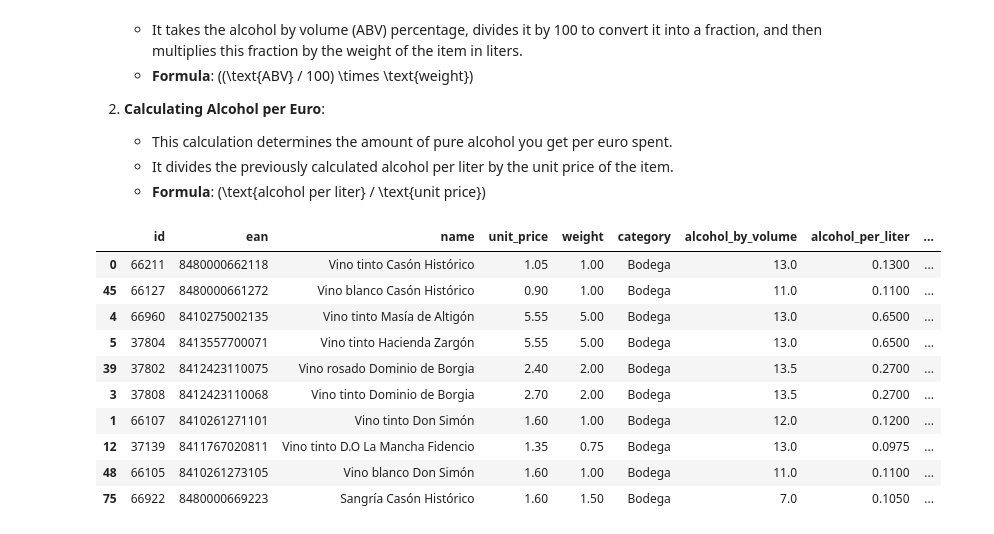
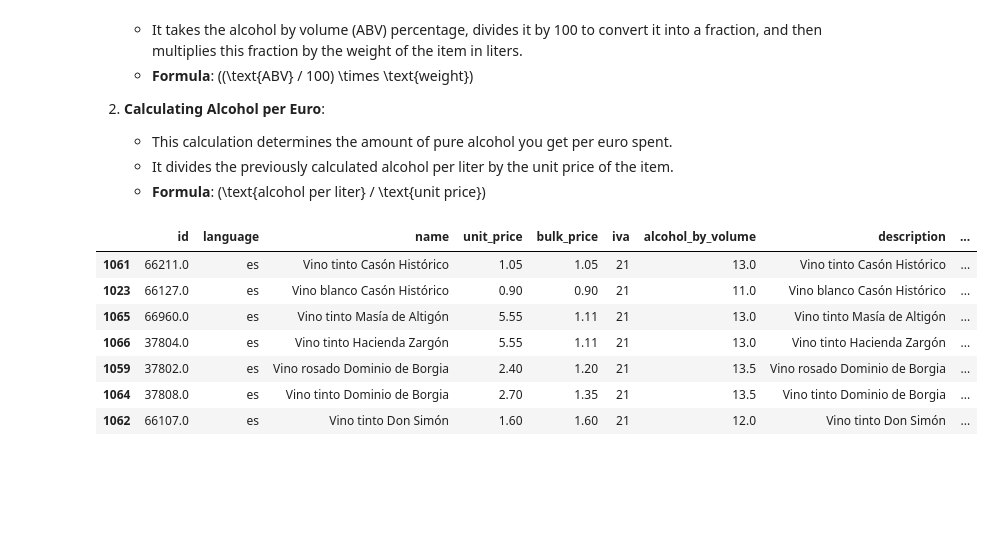
Before and after one commit to jtayped/mercadona-study, a Jupyter notebook: alcohol.ipynb, the cells around one changed output. Drawn from its saved outputs; the diff is of its cells as text; code cells hidden in the pictures; blank space fills up the shorter version.

```diff
--- a/alcohol.ipynb
+++ b/alcohol.ipynb
@@ -10,6 +10,6 @@ Harnessing the power of `mercapy`, data was extracted from Mercadona's API. To e
 import matplotlib.pyplot as plt
 import pandas as pd
 # %%
-df = pd.read_csv("data/drinks_mad1.csv", encoding="latin")
+df = pd.read_csv("data/mad1.csv", encoding="utf-8")
 df.head(5)
 # %% [output]
@@ -28,5 +30,6 @@ Before diving into the analysis, we need to clean up the data:
 2. Exclude discounted products to ensure consistent pricing analysis.
 # %%
+df = df[df["age_check"]]
 df['alcohol_by_volume'] = df["alcohol_by_volume"].fillna(0)
 df = df[~df["is_discounted"]]
 # %% [markdown]
@@ -46,24 +49,21 @@ To ensure an optimal night out, we need to calculate some key metrics for each i
 # %%
 df["alcohol_per_liter"] = (df["alcohol_by_volume"]/100) * df["weight"]
 df["alcohol_per_euro"] = df["alcohol_per_liter"] / df["unit_price"]
 
 df = df.sort_values(by="alcohol_per_euro", ascending=False).nlargest(
-    10, "alcohol_per_euro"
+    7, "alcohol_per_euro"
 )
 
-df.drop(columns=["legal_name", "previous_price", "supplier", "age_check", "origin", "is_discounted", "is_new", "is_pack", "pack_size"])
+df.drop(columns=["legal_name", "previous_price", "supplier", "age_check", "origin", "is_discounted", "is_new", "is_pack", "pack_size", "slug", "ean", "warehouse"])
 # %% [output]
-|  | id | ean | name | unit_price | weight | category | alcohol_by_volume | alcohol_per_liter | ... |
-| 0 | 66211 | 8480000662118 | Vino tinto Casón Histórico | 1.05 | 1.00 | Bodega | 13.0 | 0.1300 | ... |
-| 45 | 66127 | 8480000661272 | Vino blanco Casón Histórico | 0.90 | 1.00 | Bodega | 11.0 | 0.1100 | ... |
-| 4 | 66960 | 8410275002135 | Vino tinto Masía de Altigón | 5.55 | 5.00 | Bodega | 13.0 | 0.6500 | ... |
-| 5 | 37804 | 8413557700071 | Vino tinto Hacienda Zargón | 5.55 | 5.00 | Bodega | 13.0 | 0.6500 | ... |
-| 39 | 37802 | 8412423110075 | Vino rosado Dominio de Borgia | 2.40 | 2.00 | Bodega | 13.5 | 0.2700 | ... |
-| 3 | 37808 | 8412423110068 | Vino tinto Dominio de Borgia | 2.70 | 2.00 | Bodega | 13.5 | 0.2700 | ... |
-| 1 | 66107 | 8410261271101 | Vino tinto Don Simón | 1.60 | 1.00 | Bodega | 12.0 | 0.1200 | ... |
-| 12 | 37139 | 8411767020811 | Vino tinto D.O La Mancha Fidencio | 1.35 | 0.75 | Bodega | 13.0 | 0.0975 | ... |
-| 48 | 66105 | 8410261273105 | Vino blanco Don Simón | 1.60 | 1.00 | Bodega | 11.0 | 0.1100 | ... |
-| 75 | 66922 | 8480000669223 | Sangría Casón Histórico | 1.60 | 1.50 | Bodega | 7.0 | 0.1050 | ... |
+|  | id | language | name | unit_price | bulk_price | iva | alcohol_by_volume | description | ... |
+| 1061 | 66211.0 | es | Vino tinto Casón Histórico | 1.05 | 1.05 | 21 | 13.0 | Vino tinto Casón Histórico | ... |
+| 1023 | 66127.0 | es | Vino blanco Casón Histórico | 0.90 | 0.90 | 21 | 11.0 | Vino blanco Casón Histórico | ... |
+| 1065 | 66960.0 | es | Vino tinto Masía de Altigón | 5.55 | 1.11 | 21 | 13.0 | Vino tinto Masía de Altigón | ... |
+| 1066 | 37804.0 | es | Vino tinto Hacienda Zargón | 5.55 | 1.11 | 21 | 13.0 | Vino tinto Hacienda Zargón | ... |
+| 1059 | 37802.0 | es | Vino rosado Dominio de Borgia | 2.40 | 1.20 | 21 | 13.5 | Vino rosado Dominio de Borgia | ... |
+| 1064 | 37808.0 | es | Vino tinto Dominio de Borgia | 2.70 | 1.35 | 21 | 13.5 | Vino tinto Dominio de Borgia | ... |
+| 1062 | 66107.0 | es | Vino tinto Don Simón | 1.60 | 1.60 | 21 | 12.0 | Vino tinto Don Simón | ... |
 # %%
 # Plot the results
 plt.figure(figsize=(10, 6))
```
Also changed, not shown: parts of 3 cells of this notebook, 3 other files.
